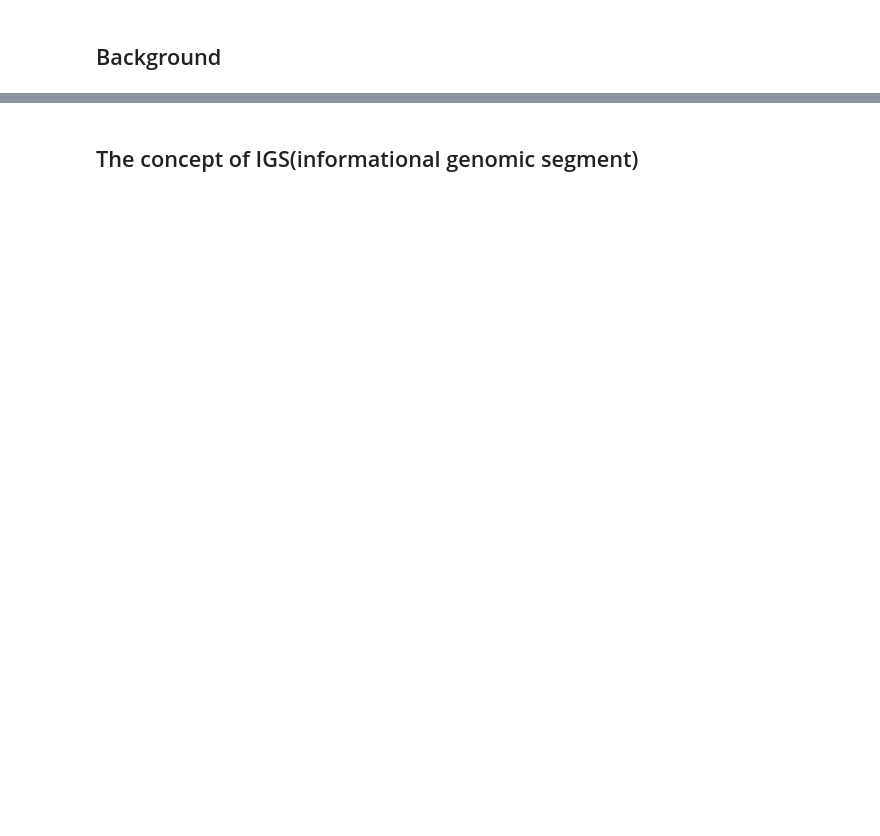
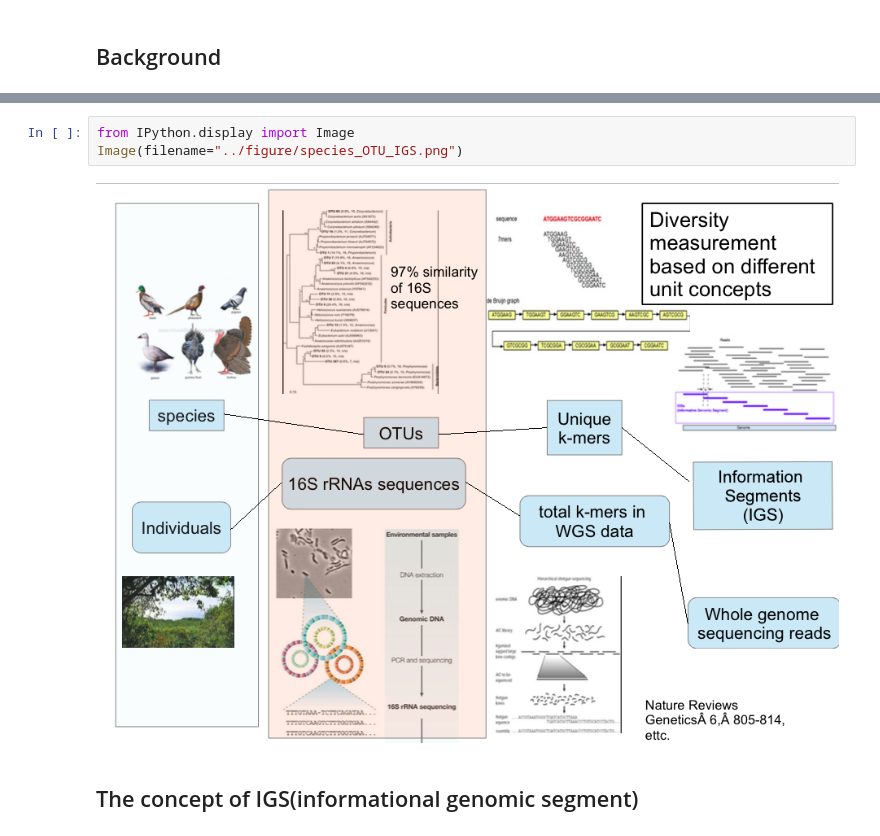
Before and after one commit to qingpeng/2013-diversity, a Jupyter notebook: notebook/2013-diversity-summary.ipynb, the cells around one changed output, grey strips where cells are left out. Saved outputs shown, nothing was run; the diff lists cells and outputs as text; blank space fills up the shorter version.

```diff
--- a/notebook/2013-diversity-summary.ipynb
+++ b/notebook/2013-diversity-summary.ipynb
@@ -7,2 +12,7 @@ This is the outline of my work on a novel method to investigate microbial divers
+# %%
+from IPython.display import Image
+Image(filename="../figure/species_OTU_IGS.png")
+# %% [output]
+[figure, added]
 # %% [markdown]
 ## The concept of IGS(informational genomic segment)
```
Also changed, not shown: parts of 30 cells of this notebook, 27 other files.
